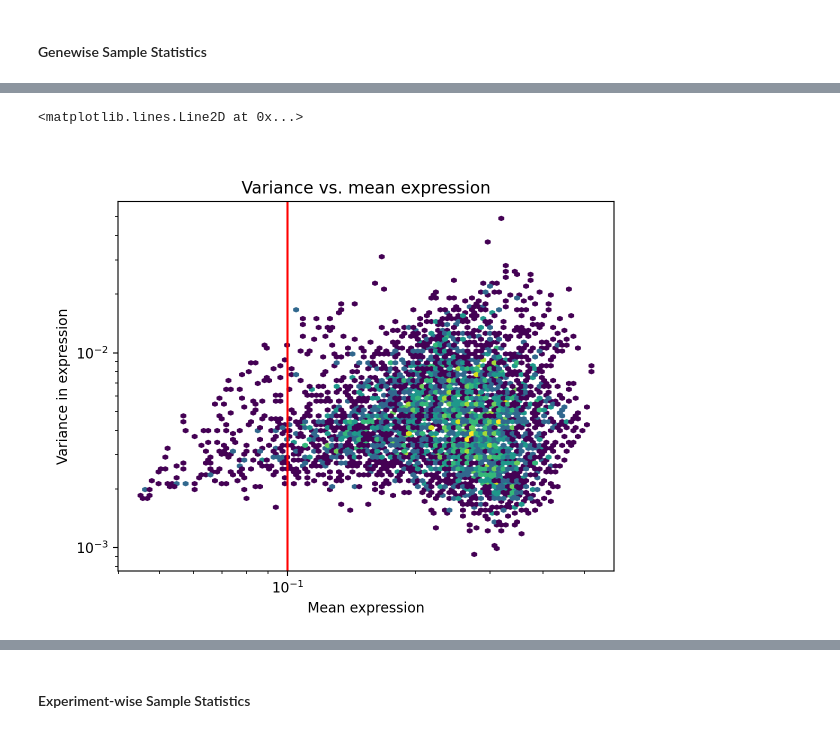
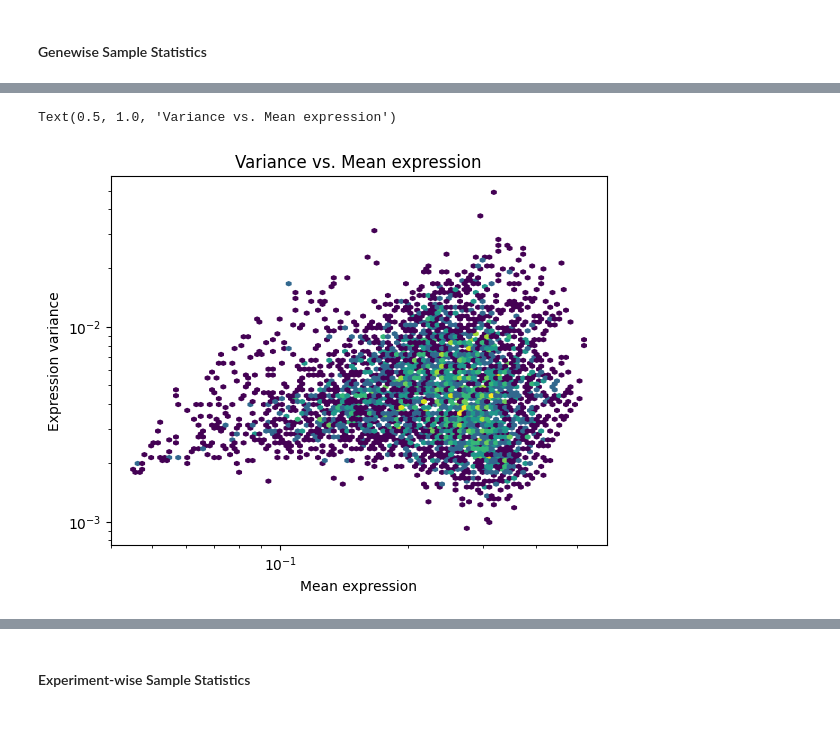
Before and after one commit to Mukundan-T/seqADAGE, a Jupyter notebook: Py/muk_transfer_learning/Mukundan_sA_ecmg_tl.ipynb, the cells around one changed output, grey strips where cells are left out. Cells and saved outputs as stored; diff of their text form; code cells hidden in the pictures.

```diff
--- a/Py/muk_transfer_learning/Mukundan_sA_ecmg_tl.ipynb
+++ b/Py/muk_transfer_learning/Mukundan_sA_ecmg_tl.ipynb
@@ -114,5 +105,6 @@ gene_stats.head()
 # %%
-gene_stats_sorted = gene_stats.sort_values(by = "mean")
-gene_stats_sorted.head()
+# Get gene sample statistics
+gene_stats = all_comp.T.describe().T
+gene_stats.head()
 # %% [output]
 |  | count | mean | std | min | 25% | 50% | 75% | max |
@@ -132,9 +116,15 @@ Text(0.5, 1.0, 'Variance vs. mean expression')
 # %%
-plt.hexbin(x=gene_stats_sorted['mean'], y=gene_stats_sorted['std'] ** 2, bins='log', xscale='log', yscale='log')
+# Preliminary hexagonal binning log-scaled plot of variance versus mean
+plt.hexbin(
+  x = gene_stats['mean'],
+  y = gene_stats['std'] ** 2,
+  bins='log',
+  xscale='log',
+  yscale='log'
+)
 plt.xlabel("Mean expression")
-plt.ylabel("Variance in expression")
-plt.title("Variance vs. mean expression")
-plt.axvline(0.1, color='red')
+plt.ylabel("Expression variance")
+plt.title("Variance vs. Mean expression")
 # %% [output]
-<matplotlib.lines.Line2D at 0x...>
+Text(0.5, 1.0, 'Variance vs. Mean expression')
-[figure, old version]
+[figure, new version]
```
Also changed, not shown: parts of 16 cells of this notebook.
